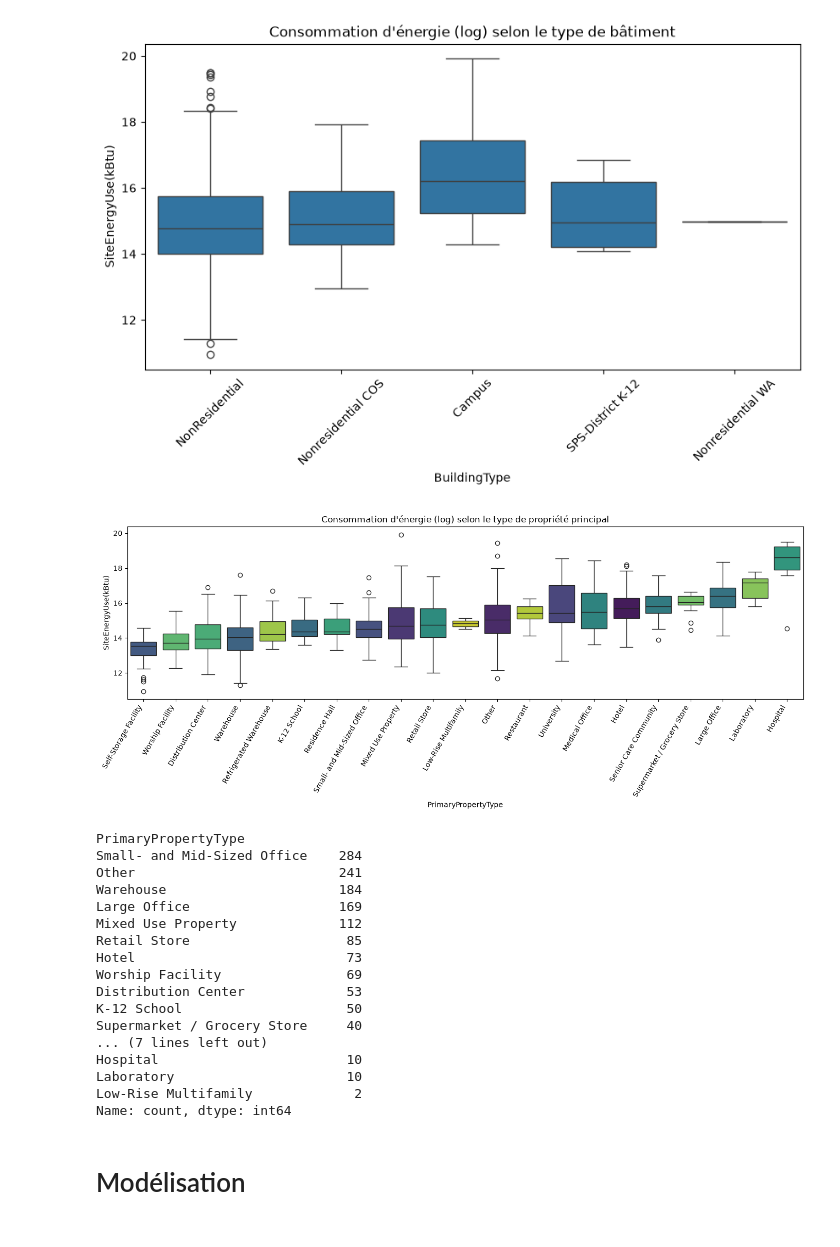
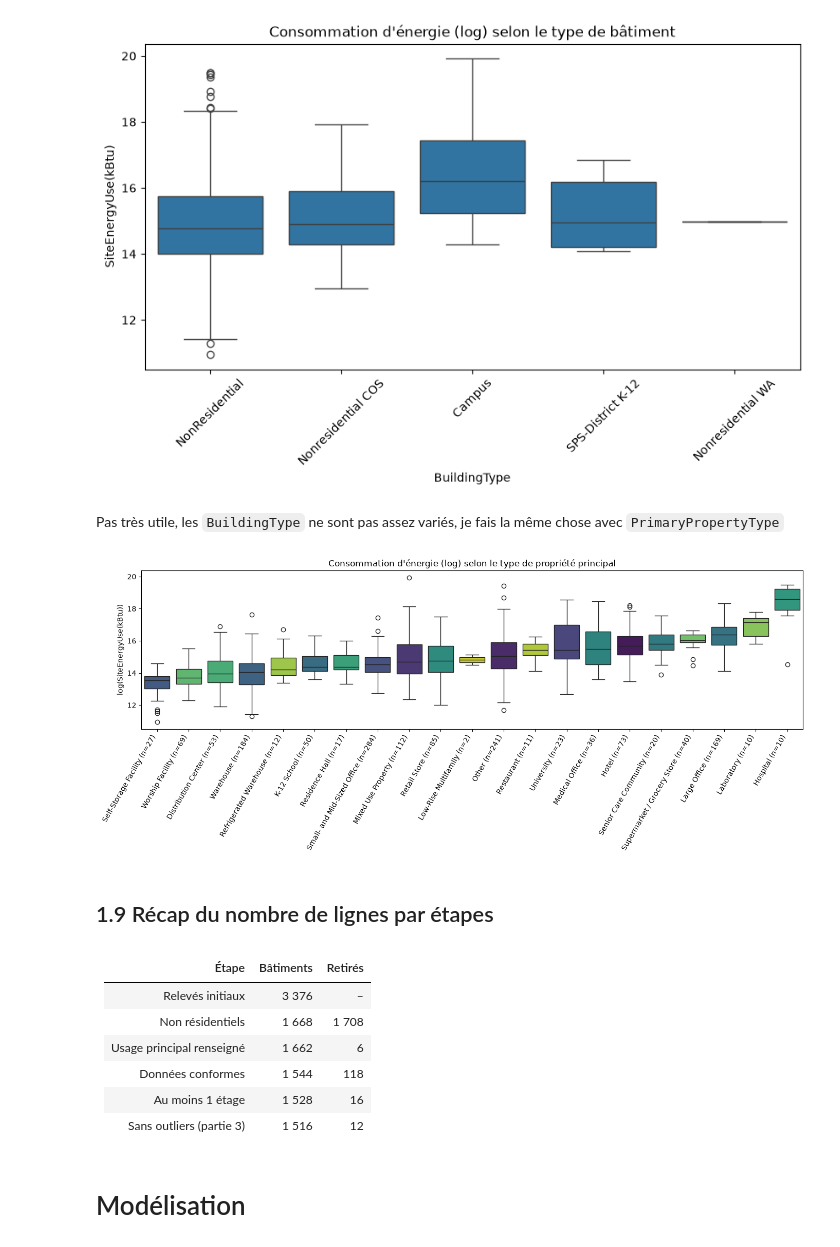
Before and after one commit to youdontknowmu/Projet3, a Jupyter notebook: P3_template_modelistation_supervisee_data_scientist.ipynb, the cells around one changed output. Cells and saved outputs as stored; diff of their text form; code cells hidden in the pictures.

Commit message:
Mise à jour des Markdown pour structuer le fichier, ajout d'explications sur le NB Regroupement dans les features importances

```diff
--- a/P3_template_modelistation_supervisee_data_scientist.ipynb
+++ b/P3_template_modelistation_supervisee_data_scientist.ipynb
@@ -327,52 +336,57 @@ plt.title("Consommation d'énergie (log) selon le type de bâtiment")
 plt.show()
 # %% [output]
 [figure]
+# %% [markdown]
+Pas très utile, les `BuildingType` ne sont pas assez variés, je fais la même chose avec `PrimaryPropertyType`
 # %%
 # PrimaryPropertyType est bien plus granulaire que BuildingType, donc plus informatif
 # On trie les catégories par médiane de consommation pour rendre le graphique lisible
 ordre_categories = (
     building_consumption.groupby("PrimaryPropertyType")[target]
     .median()
     .sort_values(ascending=True)
     .index
 )
 
+# Nombre de bâtiments par catégorie, remis dans le MÊME ordre que les boîtes du graphique
+# (reindex = "réordonne selon cette liste")
+effectifs = building_consumption["PrimaryPropertyType"].value_counts().reindex(ordre_categories)
+
 plt.figure(figsize=(14, 6))
-sns.boxplot(
+ax = sns.boxplot(          # on stocke le graphique dans "ax" pour pouvoir le modifier ensuite
     data=building_consumption,
     x="PrimaryPropertyType",
     y=np.log(building_consumption[target]),
     hue="PrimaryPropertyType",
     palette="viridis",
     order=ordre_categories,  # applique le tri qu'on vient de calculer
+    legend=False,            # la couleur sert juste à distinguer les boîtes, pas besoin de légende
 )
-plt.xticks(rotation=60, ha="right")
+
+# On remplace les libellés de l'axe X par "Nom de la catégorie (n=effectif)"
+# Rappel : une boîte construite sur 2-3 bâtiments est peu fiable, le "n" permet de le voir d'un coup d'oeil
+nouveaux_labels = [f"{categorie} (n={n})" for categorie, n in effectifs.items()]
+ax.set_xticks(range(len(ordre_categories)))   # une graduation par boîte
+ax.set_xticklabels(nouveaux_labels, rotation=60, ha="right")
+
+ax.set_xlabel("")  # le nom de l'axe est inutile, les libellés parlent d'eux-mêmes
+ax.set_ylabel(f"log({target})")
 plt.title("Consommation d'énergie (log) selon le type de propriété principal")
 plt.tight_layout()
 plt.show()
-
-# A regarder en complément : le nombre de bâtiments par catégorie
-# (une catégorie avec 2-3 bâtiments donne un boxplot peu fiable, à interpréter avec prudence)
-print(building_consumption["PrimaryPropertyType"].value_counts())
 # %% [output]
-[figure, old version]
+[figure, new version]
-PrimaryPropertyType
-Small- and Mid-Sized Office    284
-Other                          241
-Warehouse                      184
-Large Office                   169
-Mixed Use Property             112
-Retail Store                    85
-Hotel                           73
-Worship Facility                69
-Distribution Center             53
-K-12 School                     50
-Supermarket / Grocery Store     40
-... (7 lines left out)
-Hospital                        10
-Laboratory                      10
-Low-Rise Multifamily             2
-Name: count, dtype: int64
+# %% [markdown]
+## 1.9 Récap du nombre de lignes par étapes
+# %% [markdown]
+| Étape | Bâtiments | Retirés |
+|---|---|---|
+| Relevés initiaux | 3 376 | – |
+| Non résidentiels | 1 668 | 1 708 |
+| Usage principal renseigné | 1 662 | 6 |
+| Données conformes | 1 544 | 118 |
+| Au moins 1 étage | 1 528 | 16 |
+| Sans outliers (partie 3) | 1 516 | 12 |
 # %% [markdown]
 # Modélisation
 # %% [markdown]
```
Also changed, not shown: parts of 103 cells of this notebook.
